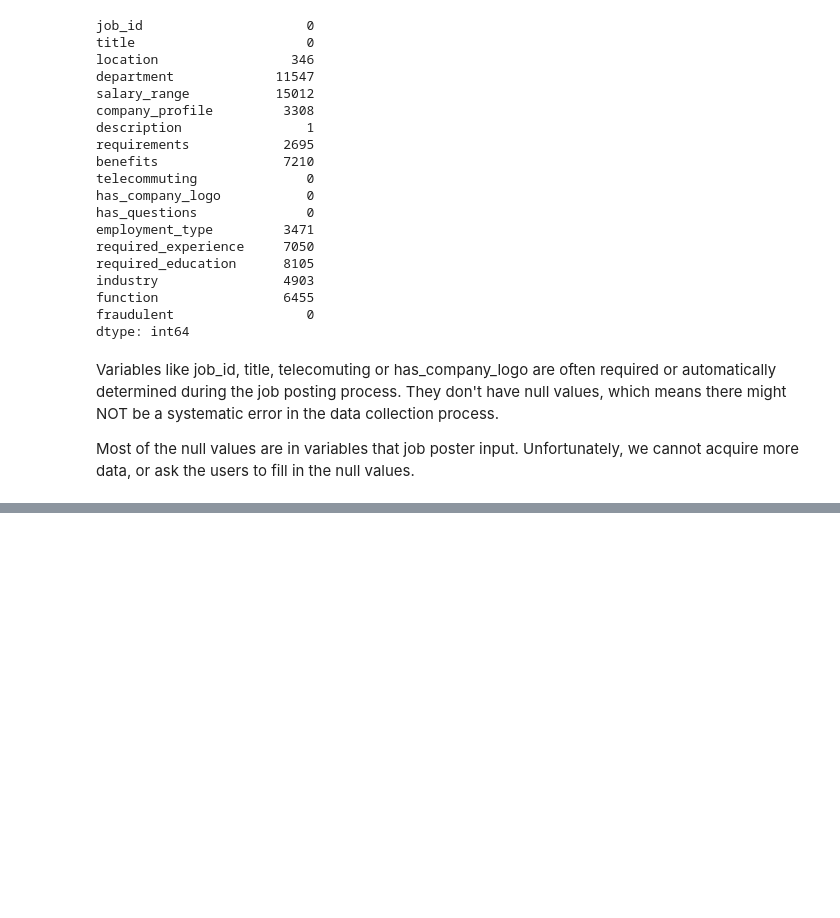
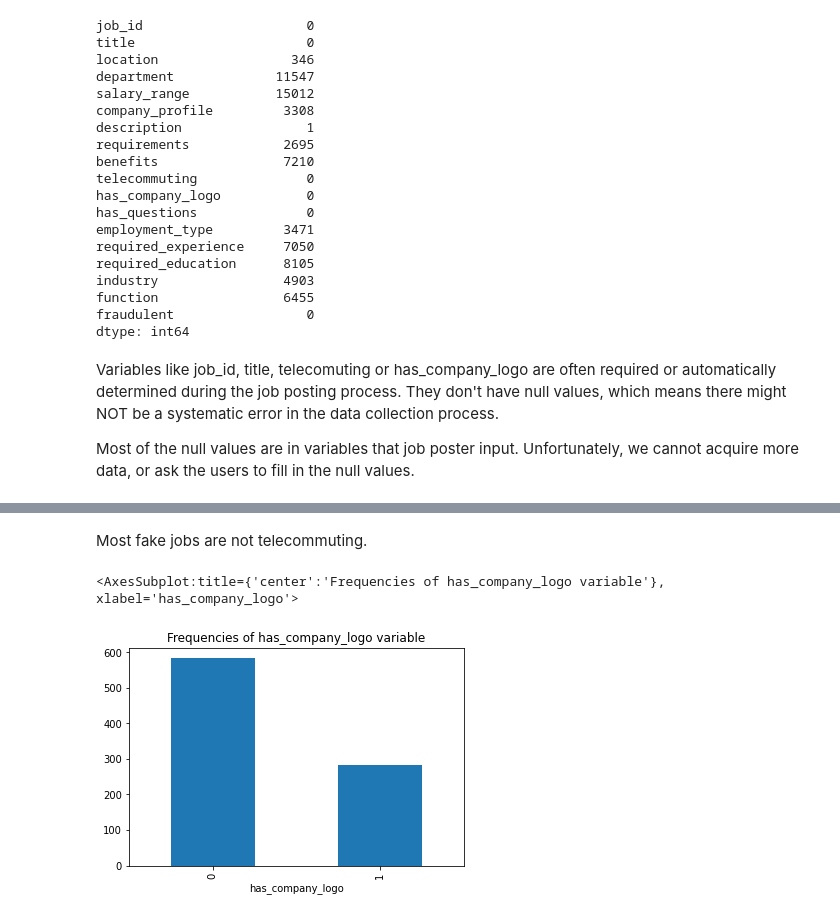
Before and after one commit to midori256/Job-Postings-Abuse-Analysis, a Jupyter notebook: exploratory_data_analysis.ipynb, the cells around one changed output, grey strips where cells are left out. Cells and saved outputs as stored; diff of their text form; code cells hidden in the pictures; blank space fills up the shorter version.

```diff
--- a/exploratory_data_analysis.ipynb
+++ b/exploratory_data_analysis.ipynb
@@ -77,0 +152,8 @@ Most of the null values are in variables that job poster input. Unfortunately, w
+# %% [markdown]
+Most fake jobs are not telecommuting.
+# %%
+# does the job posting have company logo?
+df_fake["has_company_logo"].value_counts().plot(kind="bar",xlabel="has_company_logo", title="Frequencies of has_company_logo variable")
+# %% [output]
+<AxesSubplot:title={'center':'Frequencies of has_company_logo variable'}, xlabel='has_company_logo'>
+[figure, added]
```
Also changed, not shown: parts of 21 cells of this notebook, 2 other files.
